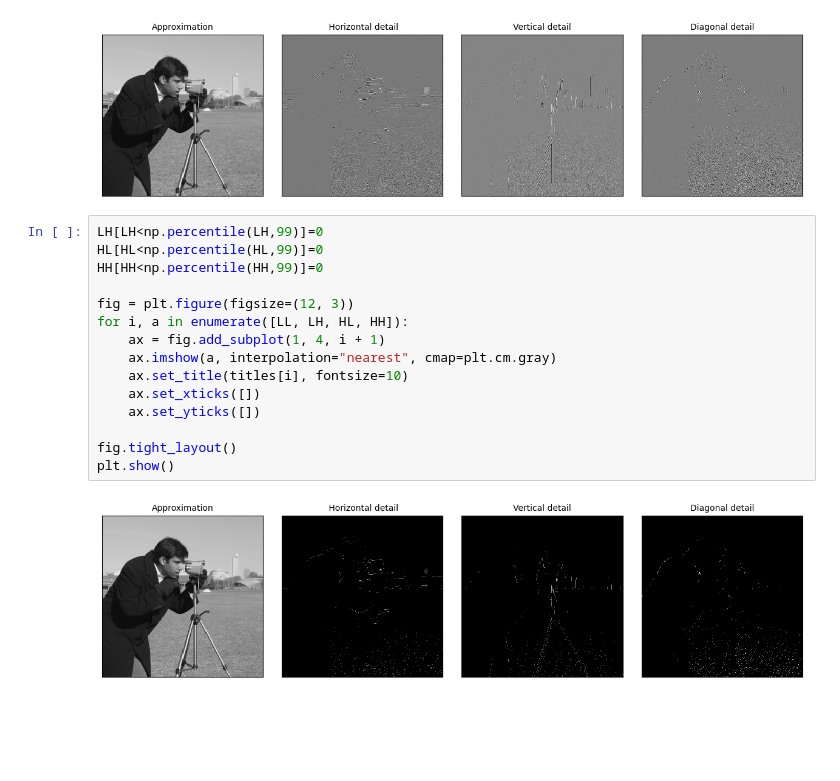
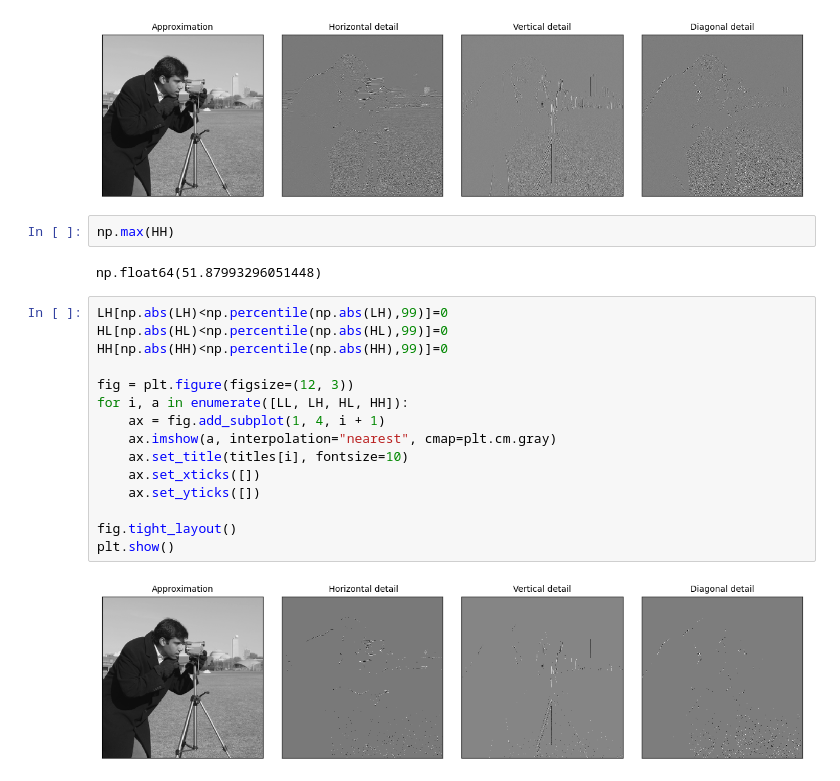
Before and after one commit to hufsaim/T10306201, a Jupyter notebook: advanced/Lab05_wavelet.ipynb, the cells around one changed output. Drawn from its saved outputs; the diff is of its cells as text; blank space fills up the shorter version.

```diff
--- a/advanced/Lab05_wavelet.ipynb
+++ b/advanced/Lab05_wavelet.ipynb
@@ -42,23 +42,27 @@ fig.tight_layout()
 plt.show()
 # %% [output]
 [figure]
+# %%
+np.max(HH)
+# %% [output]
+np.float64(51.87993296051448)
 # %%
-LH[LH<np.percentile(LH,99)]=0
-HL[HL<np.percentile(HL,99)]=0
-HH[HH<np.percentile(HH,99)]=0
+LH[np.abs(LH)<np.percentile(np.abs(LH),99)]=0
+HL[np.abs(HL)<np.percentile(np.abs(HL),99)]=0
+HH[np.abs(HH)<np.percentile(np.abs(HH),99)]=0
 
 fig = plt.figure(figsize=(12, 3))
 for i, a in enumerate([LL, LH, HL, HH]):
     ax = fig.add_subplot(1, 4, i + 1)
     ax.imshow(a, interpolation="nearest", cmap=plt.cm.gray)
     ax.set_title(titles[i], fontsize=10)
     ax.set_xticks([])
     ax.set_yticks([])
 
 fig.tight_layout()
 plt.show()
 # %% [output]
-[figure, old version]
+[figure, new version]
 # %%
 reconimg = pywt.idwt2([LL,(LH,HL,HH)],'db4')
 
```
Also changed, not shown: parts of 1 cell of this notebook.
